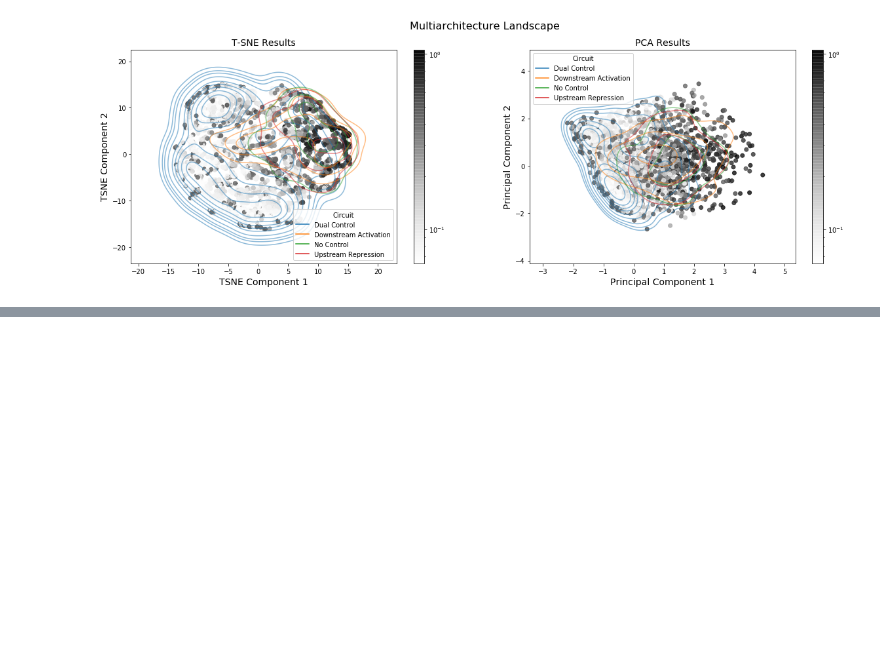
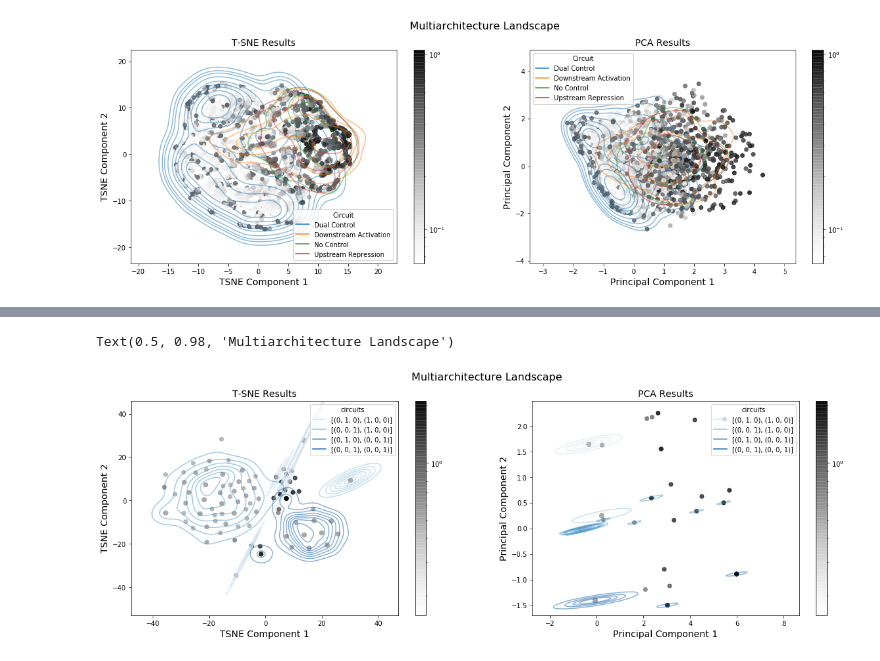
Before and after one commit to cjmerzbacher/msc-thesis, a Jupyter notebook: gp_opt/generate_architecture_hyperopt.ipynb, the cells around one changed output, grey strips where cells are left out. Saved outputs shown, nothing was run; the diff lists cells and outputs as text; code cells hidden in the pictures; blank space fills up the shorter version.

```diff
--- a/gp_opt/generate_architecture_hyperopt.ipynb
+++ b/gp_opt/generate_architecture_hyperopt.ipynb
@@ -275,0 +356,37 @@ def name_converter(A):
+# %%
+fig, axs = plt.subplots(1, 2, figsize=(20, 6))
+
+endpoint = 'T-SNE Results'
+ax = axs[0]
+sns.kdeplot(
+    data=landscape,
+    x="tsne1",
+    y="tsne2",
+    hue='circuits',palette='Blues',
+    thresh=.1, ax=ax, alpha=0.5
+)
+contour = ax.scatter(data=landscape, x="tsne1", y="tsne2", alpha = .8, c = 'loss', cmap = 'Greys', norm=matplotlib.colors.LogNorm())
+fig.colorbar(contour, ax=ax)
+ax.set_title(f'{endpoint}', fontsize=14)
+ax.set_xlabel('TSNE Component 1', fontsize=14)
+ax.set_ylabel('TSNE Component 2', fontsize=14)
+
+
+endpoint = 'PCA Results'
+ax = axs[1]
+contour = ax.scatter(data=landscape, x="pc1", y="pc2", alpha = .8, c = 'loss', cmap = 'Greys', norm=matplotlib.colors.LogNorm())
+fig.colorbar(contour, ax=ax)
+sns.kdeplot(
+    data=landscape,
+    x="pc1",
+    y="pc2",
+    hue='circuits', palette='Blues',
+    thresh=.1, ax=ax, alpha=0.5
+)
+ax.set_title(f'{endpoint}', fontsize=14)
+ax.set_xlabel('Principal Component 1', fontsize=14)
+ax.set_ylabel('Principal Component 2', fontsize=14)
+fig.suptitle('Multiarchitecture Landscape', fontsize=16)
+# %% [output]
+Text(0.5, 0.98, 'Multiarchitecture Landscape')
+[figure, added]
```
Also changed, not shown: parts of 12 cells of this notebook, 10 other files.
